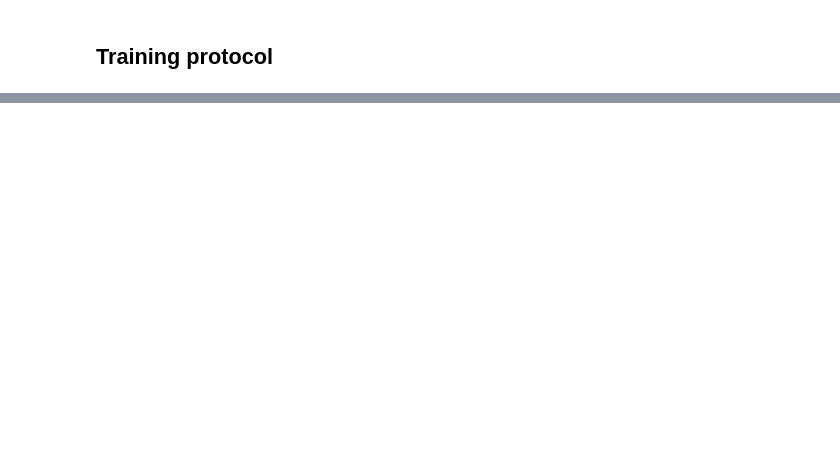
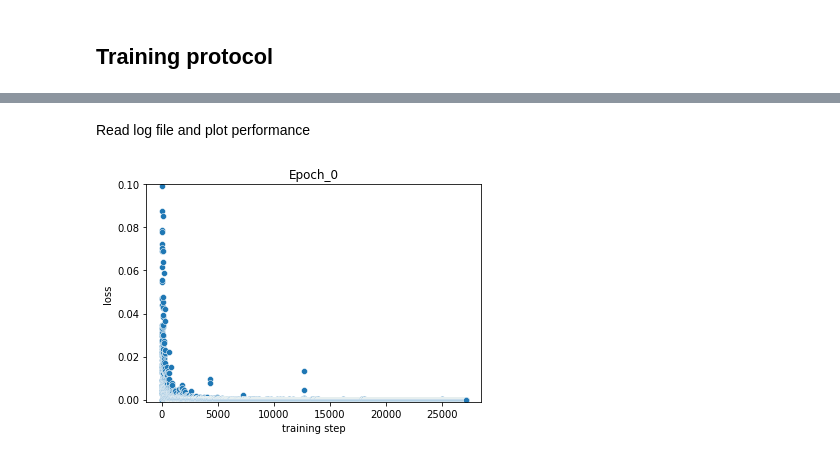
Before and after one commit to rbroc/ctx_transformers, a Jupyter notebook: subreddit_pushshift_triplet_tpu.ipynb, the cells around one changed output, grey strips where cells are left out. Drawn from its saved outputs; the diff is of its cells as text; code cells hidden in the pictures; blank space fills up the shorter version.

```diff
--- a/subreddit_pushshift_triplet_tpu.ipynb
+++ b/subreddit_pushshift_triplet_tpu.ipynb
@@ -179,8 +190,8 @@ def triplet_loss(margin):
 # %% [markdown]
 ## Training protocol
 # %%
-loss_margin = 10 #0.0002
-learning_rate = 10e-5
+loss_margin = 0.0
+learning_rate = 5e-5
 # %%
 with strategy.scope():
 
@@ -244,0 +361,2 @@ with strategy.scope():
+# %% [markdown]
+Read log file and plot performance
@@ -245,11 +366,11 @@ with strategy.scope():
 # %%
-import seaborn as sns
-from matplotlib import pyplot as plt
-sns.scatterplot(x=range(len(epoch_metrics)),
-                y=[e.numpy() for e in epoch_losses])
-#plt.yscale('log')
-plt.title('Epoch 1')
-plt.xlabel('step')
-plt.ylabel('loss')
-plt.ylim(0,0.05)
-plt.show()
+for e in logs.keys():
+  sns.scatterplot(x=range(len(logs[e]['losses'])),
+                  y=logs[e]['losses'])
+  plt.title(e.capitalize())
+  plt.xlabel('training step')
+  plt.ylabel('loss')
+  plt.ylim(-0.001,0.1)
+  plt.show()
+# %% [output]
+[figure, added]
```
Also changed, not shown: parts of 25 cells of this notebook.
